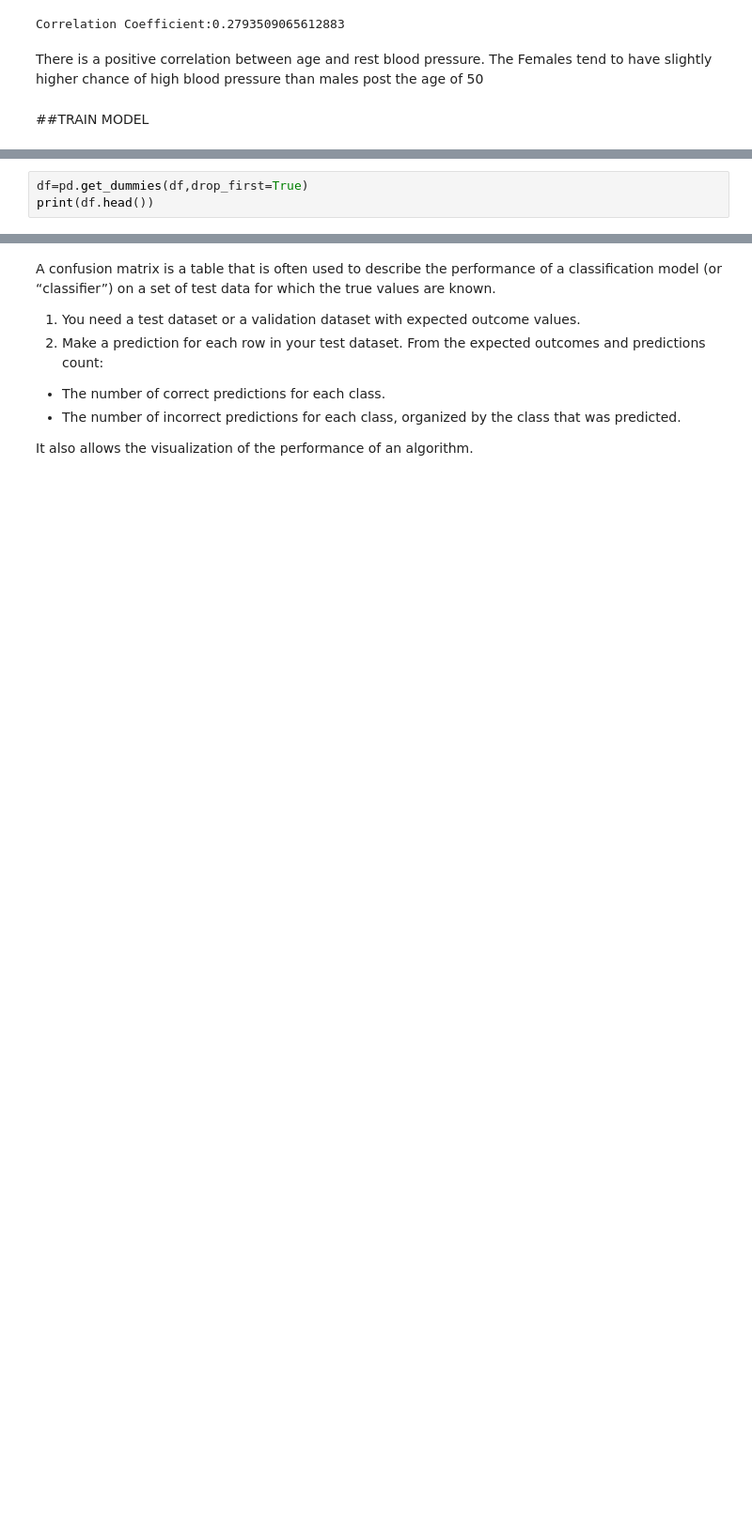
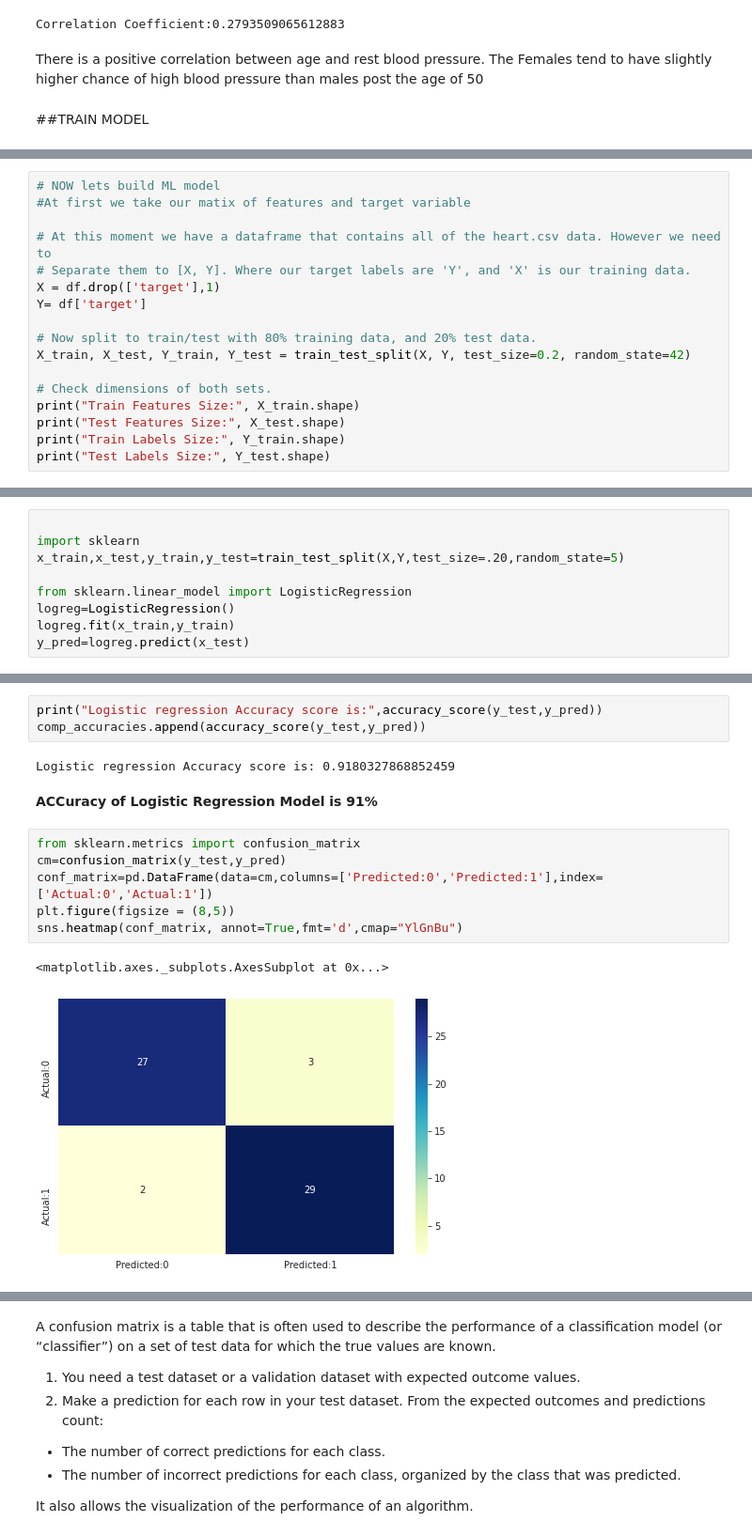
Before and after one commit to kesarsatyam/Machine-Learning-Project, a Jupyter notebook: Heart_Disease_Prediction.ipynb, the cells around one changed output, grey strips where cells are left out. Shown: that part at 94% size. Drawn from its saved outputs; the diff is of its cells as text; blank space fills up the shorter version.

```diff
--- a/Heart_Disease_Prediction.ipynb
+++ b/Heart_Disease_Prediction.ipynb
@@ -246,3 +206,0 @@ A dummy variable is a numerical variable used in regression analysis to represen
-# %%
-df=pd.get_dummies(df,drop_first=True)
-print(df.head())
@@ -355,0 +207,17 @@ Please also refer to the documentation for alternative solver options:
+# %%
+# NOW lets build ML model
+#At first we take our matix of features and target variable
+
+# At this moment we have a dataframe that contains all of the heart.csv data. However we need to
+# Separate them to [X, Y]. Where our target labels are 'Y', and 'X' is our training data.
+X = df.drop(['target'],1)
+Y= df['target']
+
+# Now split to train/test with 80% training data, and 20% test data.
+X_train, X_test, Y_train, Y_test = train_test_split(X, Y, test_size=0.2, random_state=42)
+
+# Check dimensions of both sets.
+print("Train Features Size:", X_train.shape)
+print("Test Features Size:", X_test.shape)
+print("Train Labels Size:", Y_train.shape)
+print("Test Labels Size:", Y_test.shape)
@@ -355,0 +348,9 @@ Please also refer to the documentation for alternative solver options:
+# %%
+
+import sklearn
+x_train,x_test,y_train,y_test=train_test_split(X,Y,test_size=.20,random_state=5)
+
+from sklearn.linear_model import LogisticRegression
+logreg=LogisticRegression()
+logreg.fit(x_train,y_train)
+y_pred=logreg.predict(x_test)
@@ -355,0 +366,16 @@ Please also refer to the documentation for alternative solver options:
+# %%
+print("Logistic regression Accuracy score is:",accuracy_score(y_test,y_pred))
+comp_accuracies.append(accuracy_score(y_test,y_pred))
+# %% [output]
+Logistic regression Accuracy score is: 0.9180327868852459
+# %% [markdown]
+**ACCuracy of Logistic Regression Model is 91%**
+# %%
+from sklearn.metrics import confusion_matrix
+cm=confusion_matrix(y_test,y_pred)
+conf_matrix=pd.DataFrame(data=cm,columns=['Predicted:0','Predicted:1'],index=['Actual:0','Actual:1'])
+plt.figure(figsize = (8,5))
+sns.heatmap(conf_matrix, annot=True,fmt='d',cmap="YlGnBu")
+# %% [output]
+<matplotlib.axes._subplots.AxesSubplot at 0x...>
+[figure, added]
```
Also changed, not shown: parts of 42 cells of this notebook.
